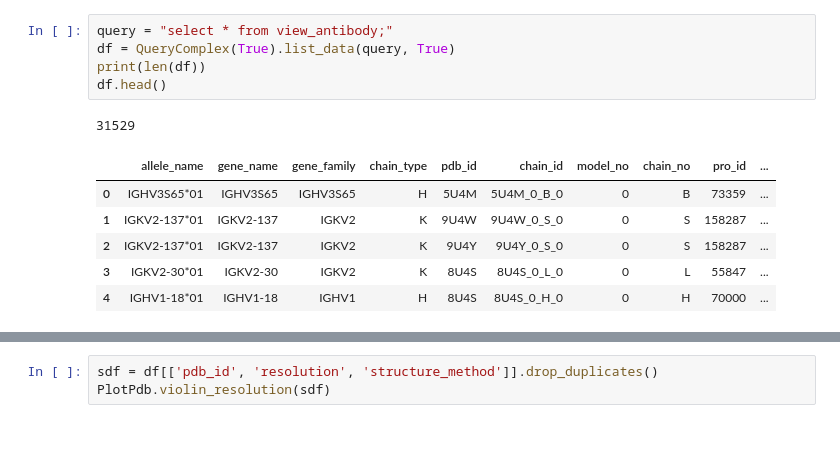
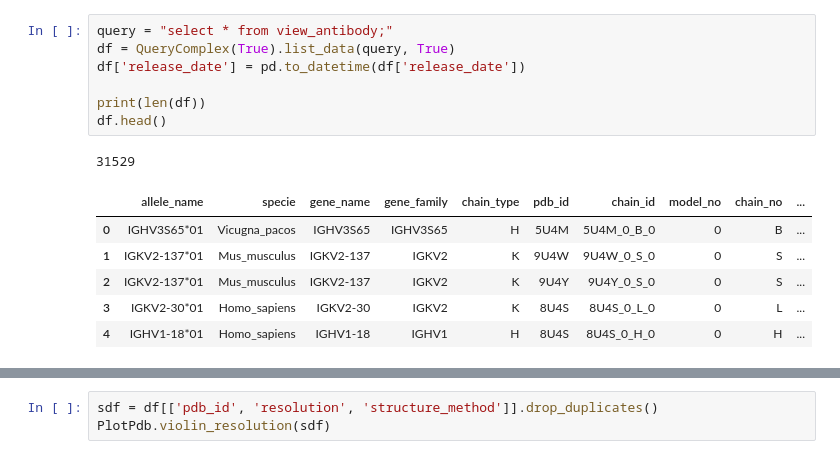
Before and after one commit to protein-design/predict_antibody, a Jupyter notebook: src/antibody_PDB.ipynb, the cells around one changed output, grey strips where cells are left out. Drawn from its saved outputs; the diff is of its cells as text.

```diff
--- a/src/PDB_antibody.ipynb
+++ b/src/antibody_PDB.ipynb
@@ -34,13 +34,15 @@ src direcotry is  /home/yuan/bio/predict_antibody
 # %%
 query = "select * from view_antibody;"
 df = QueryComplex(True).list_data(query, True)
+df['release_date'] = pd.to_datetime(df['release_date'])
+
 print(len(df))
 df.head()
 # %% [output]
 31529
-|  | allele_name | gene_name | gene_family | chain_type | pdb_id | chain_id | model_no | chain_no | pro_id | ... |
-| 0 | IGHV3S65*01 | IGHV3S65 | IGHV3S65 | H | 5U4M | 5U4M_0_B_0 | 0 | B | 73359 | ... |
-| 1 | IGKV2-137*01 | IGKV2-137 | IGKV2 | K | 9U4W | 9U4W_0_S_0 | 0 | S | 158287 | ... |
-| 2 | IGKV2-137*01 | IGKV2-137 | IGKV2 | K | 9U4Y | 9U4Y_0_S_0 | 0 | S | 158287 | ... |
-| 3 | IGKV2-30*01 | IGKV2-30 | IGKV2 | K | 8U4S | 8U4S_0_L_0 | 0 | L | 55847 | ... |
-| 4 | IGHV1-18*01 | IGHV1-18 | IGHV1 | H | 8U4S | 8U4S_0_H_0 | 0 | H | 70000 | ... |
+|  | allele_name | specie | gene_name | gene_family | chain_type | pdb_id | chain_id | model_no | chain_no | ... |
+| 0 | IGHV3S65*01 | Vicugna_pacos | IGHV3S65 | IGHV3S65 | H | 5U4M | 5U4M_0_B_0 | 0 | B | ... |
+| 1 | IGKV2-137*01 | Mus_musculus | IGKV2-137 | IGKV2 | K | 9U4W | 9U4W_0_S_0 | 0 | S | ... |
+| 2 | IGKV2-137*01 | Mus_musculus | IGKV2-137 | IGKV2 | K | 9U4Y | 9U4Y_0_S_0 | 0 | S | ... |
+| 3 | IGKV2-30*01 | Homo_sapiens | IGKV2-30 | IGKV2 | K | 8U4S | 8U4S_0_L_0 | 0 | L | ... |
+| 4 | IGHV1-18*01 | Homo_sapiens | IGHV1-18 | IGHV1 | H | 8U4S | 8U4S_0_H_0 | 0 | H | ... |
```
Also changed, not shown: parts of 7 cells of this notebook, 3 other files.
